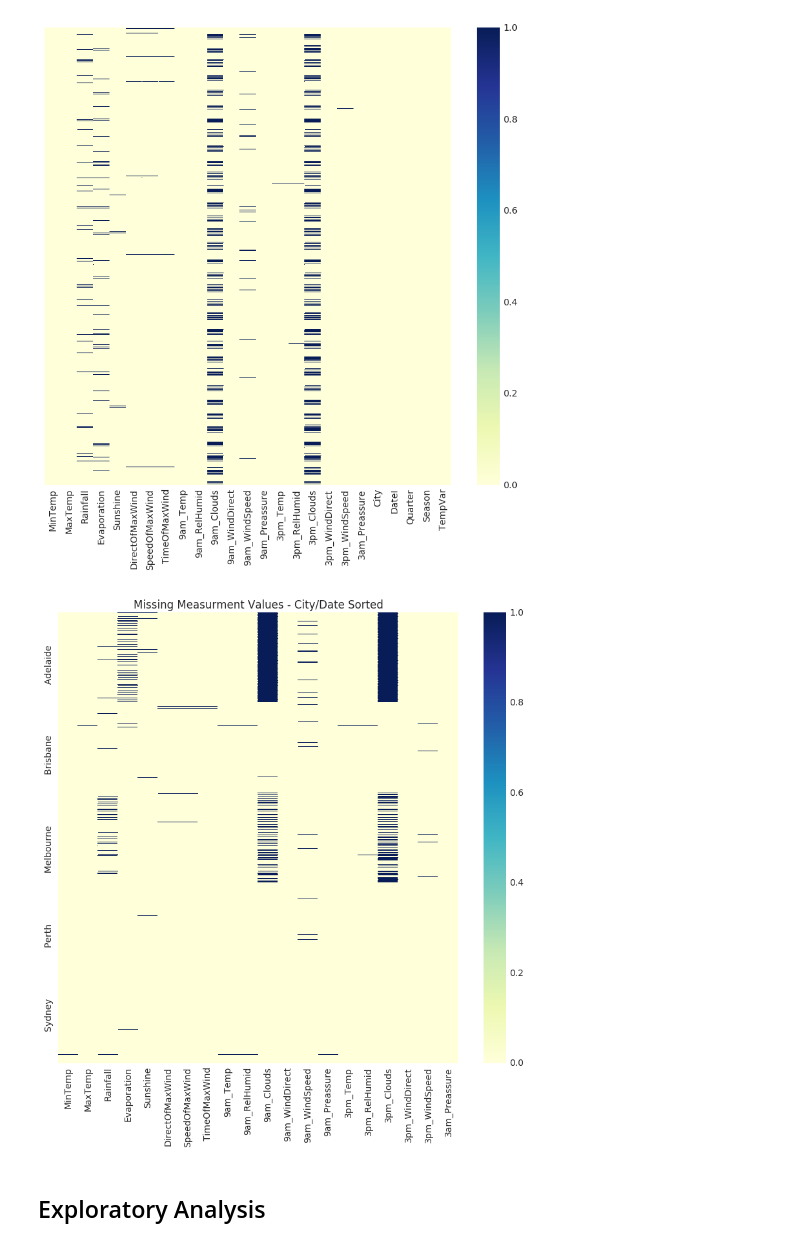
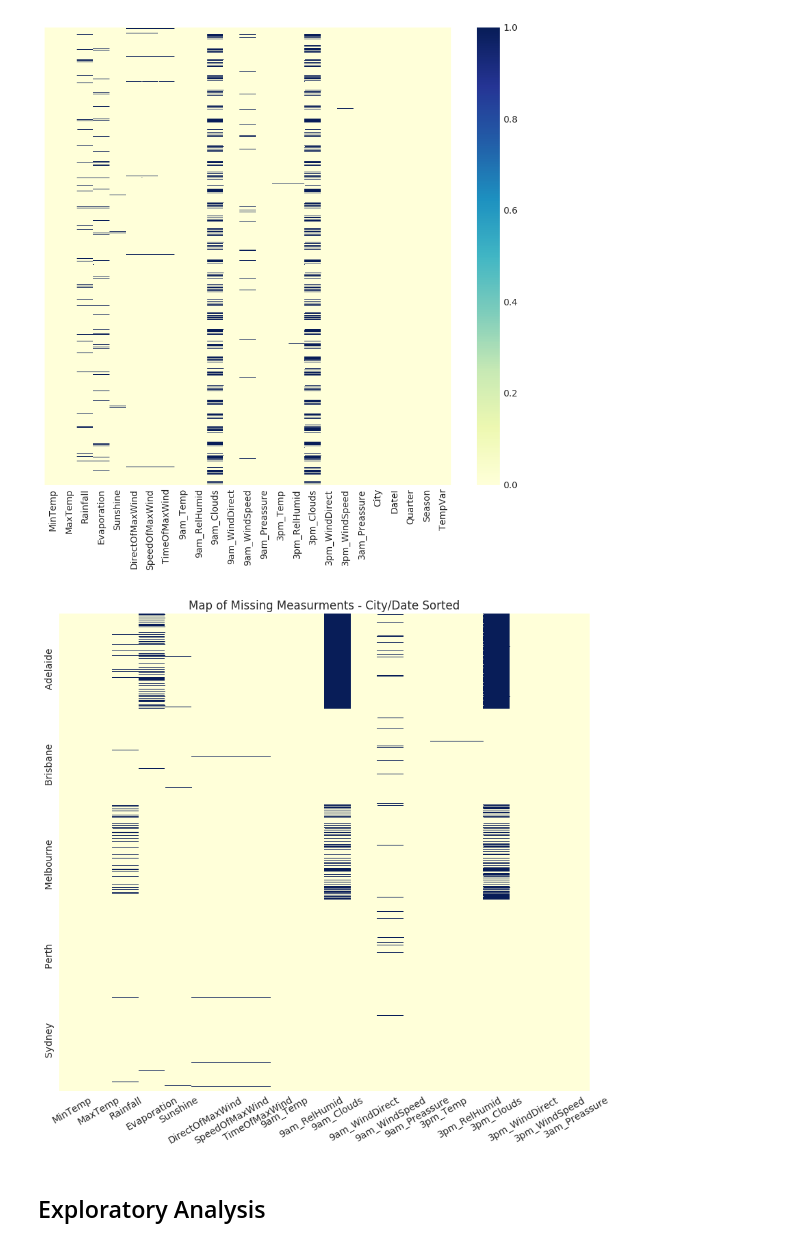
Before and after one commit to BrunnoRicci/bom-austraila, a Jupyter notebook: BOM_Australia.ipynb, the cells around one changed output. Saved outputs shown, nothing was run; the diff lists cells and outputs as text; code cells hidden in the pictures.

```diff
--- a/BOM_Australia.ipynb
+++ b/BOM_Australia.ipynb
@@ -9,14 +9,14 @@ import matplotlib.pyplot as plt
 PW = 10
 PH = 6
 plt.rcParams['figure.figsize'] = (PW, PH)
-plt.rcParams['image.cmap'] = 'gray'
+#plt.rcParams['image.cmap'] = 'grey'
 
 import pandas as pd # data processing, CSV file I/O (e.g. pd.read_csv)
 pd.options.display.max_rows = 500
 pd.options.display.max_columns = 500
 
 import datetime as dt
-#from ggplot import *
+from scipy.stats import ttest_ind
 
 dir_path = "./Meteorological Data/"
 %matplotlib inline
@@ -87,9 +87,9 @@ df = df.sort_values(["DateI","City"])
 df.rename(index=str, columns=name_map, inplace=True)
 
 #Add quartals of the year
-df["Quarter"] = df.Date.apply(lambda x: pd.Timestamp(x).quarter)
+df["Quarter"] = df.DateI.apply(lambda x: pd.Timestamp(x).quarter)
 #Infere Season
-df["Season"] = df["Quarter"].apply(lambda x: "Q2Q3" if x in[1,4] else "Q4Q1")
+df["Season"] = df["Quarter"].apply(lambda x: "Q2Q3" if x in[2,3] else "Q4Q1")
 
 #New Columns
 df["TempVar"] = df[u"MaxTemp"] - df[u"MinTemp"]
@@ -142,19 +142,21 @@ sns.heatmap(mnn, ax=ax, yticklabels=False, cmap="YlGnBu");
 # %%
 #Plot Nans Per City
 f, ax = plt.subplots(1,1,figsize=(PW,1.5*PH))
 cols = df.columns[0: len(df.columns) - 5]
 topl = df.sort_values(["City","DateI"])[cols]
 
 mnn = pd.DataFrame(np.array(topl.isnull().values, dtype='bool')+1-1, columns=topl.columns)
-sns_plt = sns.heatmap(mnn, ax=ax, yticklabels=False, cmap="YlGnBu");
-#print df.groupby("City").sum().index
-#Add Ylabels
+#Long Names
+#mnn = mnn.rename(index=str, columns=rev_name_map)
+sns_plt = sns.heatmap(mnn, ax=ax, yticklabels=False, cmap="YlGnBu", cbar=False);
+
 ax.set_ylabel("                  ".join(['Adelaide', 'Brisbane', 'Melbourne', 'Perth', 'Sydney'][::-1]));
+sns_plt.set_xticklabels(mnn.columns,rotation=30)
 
-plt.title('Missing Measurment Values - City/Date Sorted')
-sns_plt.figure.savefig("./Plots/" + "NaNs.png")
+plt.title('Map of Missing Measurments - City/Date Sorted');
+#sns_plt.figure.savefig("./Plots/" + "NaNs.png")
 # %% [output]
-[figure, old version]
+[figure, new version]
 # %%
 #Fill zeros for Adeleide
 df.loc[df.City =="Adelaide", '9am_Clouds'] = 0
```
Also changed, not shown: parts of 21 cells of this notebook.
